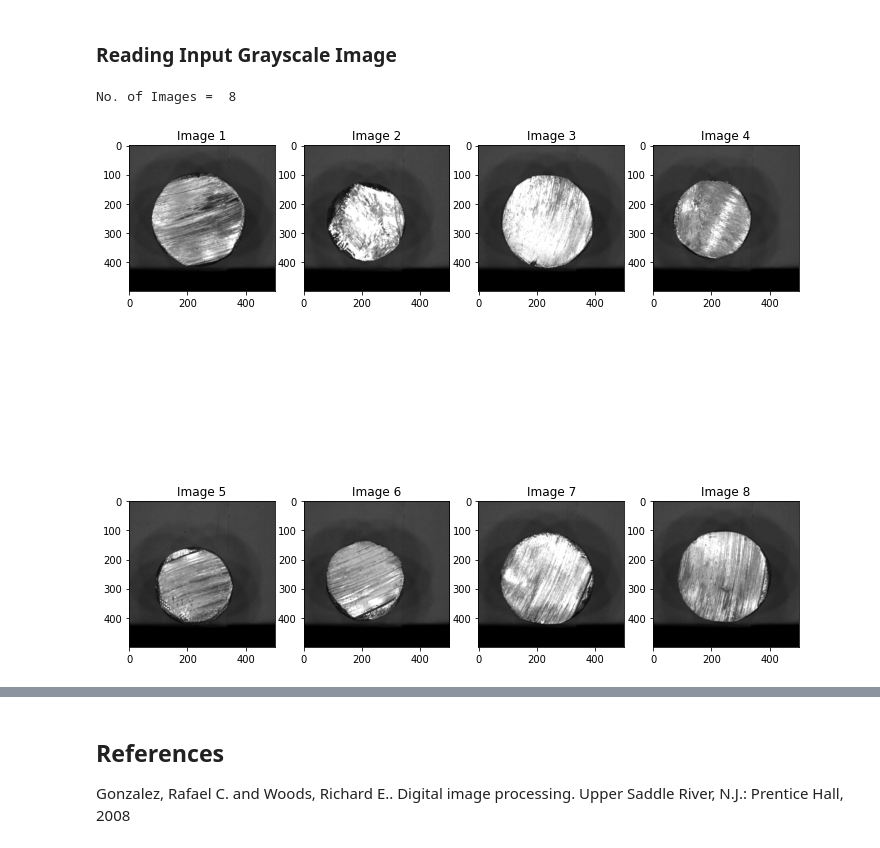
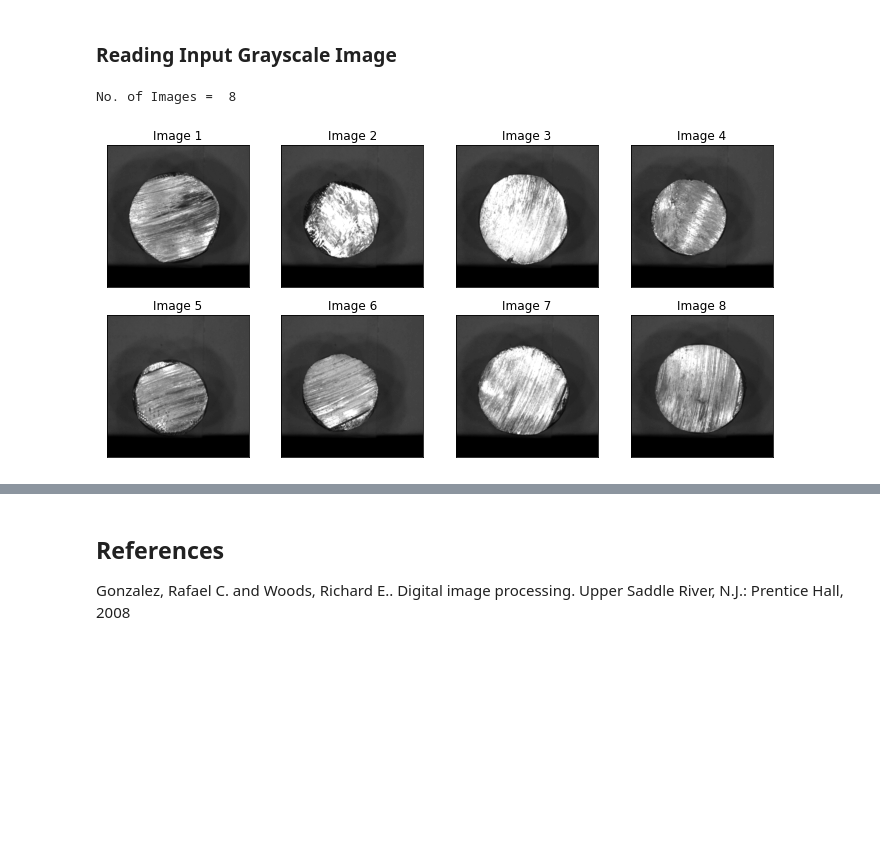
Before and after one commit to rad-mit/CS5102-Digital-Image-Processing-Project, a Jupyter notebook: Project/DIP_Project.ipynb, the cells around one changed output, grey strips where cells are left out. Cells and saved outputs as stored; diff of their text form; code cells hidden in the pictures; blank space fills up the shorter version.

```diff
--- a/Project/DIP_Project.ipynb
+++ b/Project/DIP_Project.ipynb
@@ -31,33 +31,33 @@ from PIL import Image, ImageOps
 #images = [cv2.imread(file,0) for file in glob.glob("/home/yash/files/git/CS5102-Digital-Image-Processing-Courseworks/Project/dataset/*.BMP")]
 images = [Image.open(file) for file in glob.glob("/home/yash/files/git/CS5102-Digital-Image-Processing-Courseworks/Project/dataset/*.BMP")]
 print("No. of Images = ", len(images))
 
 gray_images=[]
 new_width=500
 new_height=500
 
 plt.rcParams["figure.figsize"]=12,12
 for i in range(len(images)):
     im=images[i]
     width, height = im.size  # Get dimensions
 
     left = (width - new_width)/2
     top = (height - new_height)/2
     right = (width + new_width)/2
     bottom = (height + new_height)/2
 
     # Crop the center of the image
     im = im.crop((left, top, right, bottom))
     im=ImageOps.grayscale(im)
     im=np.array(im)
     gray_images.append(im)
 
 
 for i in range(len(gray_images)):
-    plt.subplot(2,4,i+1)
+    plt.subplot(4,4,i+1),plt.imshow(gray_images[i],'gray')
     plt.title("Image "+str(i+1))
-    plt.imshow(gray_images[i],cmap='gray')
+    plt.xticks([]),plt.yticks([])
 plt.show()
 # %% [output]
 No. of Images =  8
-[figure, old version]
+[figure, new version]
```
Also changed, not shown: parts of 6 cells of this notebook.
